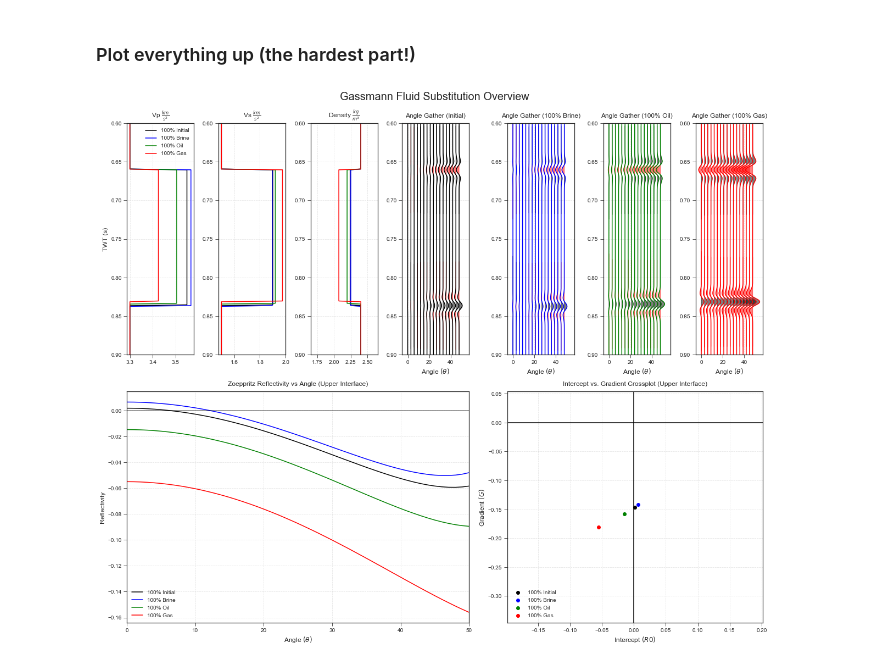
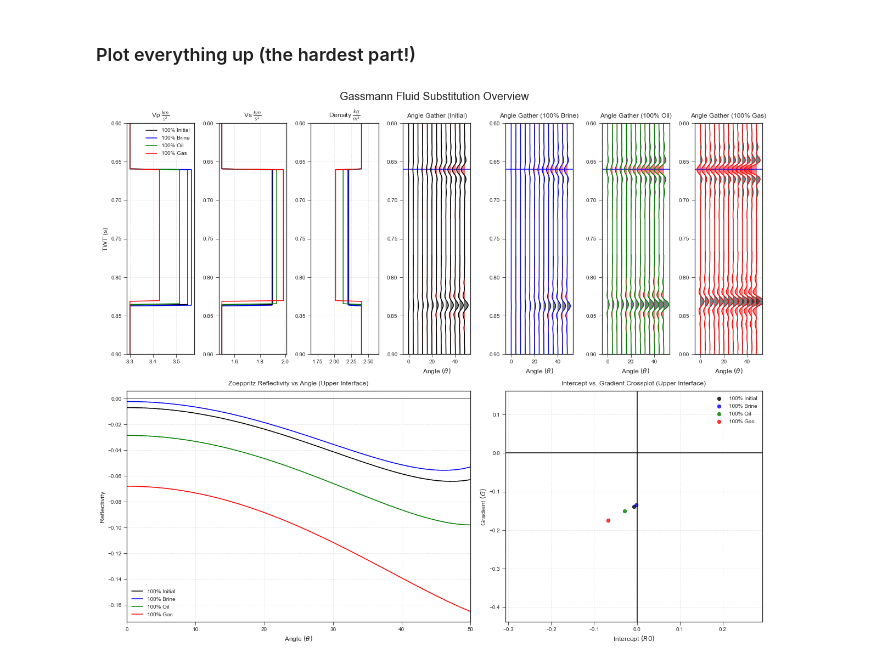
Before and after one commit to tccw/geotools, a Jupyter notebook: tutorials/FluidSubstitution.ipynb, the cells around one changed output. Drawn from its saved outputs; the diff is of its cells as text; code cells hidden in the pictures.

Commit message:
Tutorial push
- Small changes to AVO tutorial
- Added full Batzle & Wang fluid props function (live oil, brine, and gas). No fluid mixtures yet.
- Added the skeleton of a pore pressure tutorial/notes

```diff
--- a/tutorials/FluidSubstitution.ipynb
+++ b/tutorials/FluidSubstitution.ipynb
@@ -202,21 +222,22 @@ def bwBrine(temp,pressure,salinity):
 P = 100 # MPa
 T = 85.5 # degrees C
 API = 35
-G = 0.6
+G = 0.637
 S = 0.088 # ppm/1e6
+Rg = 50
 
 # In situ parameters are GOM clean sand 100% brine saturated values
 vpInSitu = 3550. # m/s
 vsInSitu = 1900. # m/s
-rhobInSitu = 2240. # kg/m^3
+rhobInSitu = 2200. # kg/m^3
 top_depth = 400
 base_depth = 500
-resThickness = 100. # thickness in meters
+resThickness = base_depth - top_depth # thickness in meters
 
-KflInitial, rhoflInitial = bwBrine(P,T,0.025) # Inital brine (this was taken from some GOM well data)
-KflBrine, rhoflBrine = bwBrine(P,T,S)
-KflOil, rhoflOil = bwOil(P,T,API,G,live = False)
-KflGas, rhoflGas = 0.374 * 1e9, 338 # gas Gpa (convert to pascals)
+KflInitial, rhoflInitial = batzle_wang_fluids(T, P, S=0.025, fluid='brine') # Inital brine (this was taken from some GOM well data)
+KflBrine, rhoflBrine = batzle_wang_fluids(T, P, S=S, fluid='brine')
+KflOil, rhoflOil = batzle_wang_fluids(T, P, API=API, G=G, Rg=Rg, fluid='oil', live=True) #choose dead or live oil
+KflGas, rhoflGas = batzle_wang_fluids(T, P, G=G, fluid='gas') # gas Gpa (convert to pascals)
 Kmineral = 37.0 * 1e9 # Gpa Quartz from tables (convert to pascals 1e9)
 
 # Convert bulk Modluii to pascals from GPa
@@ -227,4 +248,4 @@ KflOil = KflOil * 1e9
 # encasing rock properties
 vpEncase, vsEncase, rhobEncase = 3300.,1500.,2400.
 
-phi = np.round((2650 - rhobInSitu)/(2650 - rhoflInitial),2) # SS density porosity
+phi = np.round((2640 - rhobInSitu)/(2640 - rhoflInitial),2) # SS density porosity
@@ -324,10 +347,11 @@ reflectivity = {key:b.reflection.reflectivity(getattr(subs_twt[key],'Vp'),
                                          getattr(subs_twt[key],'Vs'),
                                          getattr(subs_twt[key],'rho'),theta=theta) for key in names}
 
-prstk_gaths = {key:np.apply_along_axis(lambda x: np.convolve(wvlt, x, mode='same'),axis=1,arr=reflectivity[key]) for key in names}
+prstk_gaths = {key:np.apply_along_axis(lambda x: np.convolve(wvlt_orm, x, mode='same'),axis=1,arr=reflectivity[key]) for key in names}
 
 # Get the index of the top of the reservoir in time
 top_twt_index = np.argmax(reflectivity['Initial']!=0)
+base_twt_index = [np.argmax(reflectivity[k]==reflectivity[k].min()) for k in names]
 # %% [markdown]
 #### Calc intercept and gradient
 * I am only going to use the first 30 degrees of the reflectivity series as beyond ~30 degrees reflectivity stops behaving linearly in reflectivity vs. $sin^2(\theta)$ space, therefore a linear approximation (like the one used for gradient / intercept) is not a hepful regression.
@@ -374,8 +398,10 @@ def format_axes(fig):
     ax1.set_ylim(0.6,0.9)
     ax3.set_xlim(1.65,2.65)
     ax8.set_xlim(0,theta.max())
-    ax9.set_xlim(np.real(getattr(int_grad['Initial'],'intercept')) - 0.2, np.real(getattr(int_grad['Initial'],'intercept')) + 0.2)
-    ax9.set_ylim(np.real(getattr(int_grad['Initial'],'slope')) - 0.2, np.real(getattr(int_grad['Initial'],'slope')) + 0.2)
+    ax9.set_xlim(np.real(getattr(int_grad['Initial'],'intercept')) - 0.3, np.real(getattr(int_grad['Initial'],'intercept')) + 0.3)
+    ax9.set_ylim(np.real(getattr(int_grad['Initial'],'slope')) - 0.3, np.real(getattr(int_grad['Initial'],'slope')) + 0.3)
+#     ax9.set_xlim(-0.4, 0.4)
+#     ax9.set_ylim(-0.4, 0.4)
     ax1.invert_yaxis()
 
 
@@ -395,33 +421,37 @@ ax9 = fig.add_subplot(gs[2:,4:])
 for key,c in zip(names, colors):
     ax1.plot(getattr(subs_twt[key],'Vp') / 1e3,twts[key], label=f'100% {key}', color=c)
     ax2.plot(getattr(subs_twt[key],'Vs') / 1e3,twts[key], label=f'100% {key}', color=c)
     ax3.plot(getattr(subs_twt[key],'rho') / 1e3,twts[key], label=f'100% {key}', color=c)
 
 for key,ax,c in zip(names,(ax4,ax5,ax6,ax7),colors):
-    for i in range(0,theta.max(),3):
+    ax.axhline((top_twt_index + 1) * dt, color='b')
+    for i in range(0,theta.max(),4):
         ax.plot(np.real(prstk_gaths[key][i,:] * gain + i), twts[key][:-1],color=c)
         ax.fill_betweenx(twts[key][:-1], i, np.real(prstk_gaths[key][i,:]) * gain + i, color='k',alpha=0.5,
                          where=np.real(prstk_gaths[key][i,:]) * gain + i > i, interpolate=True)
         ax.fill_betweenx(twts[key][:-1], i, np.real(prstk_gaths[key][i,:]) * gain + i, color='r',alpha=0.5,
                      where=np.real(prstk_gaths[key][i,:]) * gain + i < i, interpolate=True)
+        ax.set_xlim(-5,theta.max()+3)
 
 # np.argmax(reflectivity['Initial']!=0)
 for k,c in zip(names,colors):
     ax8.plot(np.real(reflectivity[k][:,top_twt_index]), color=c, label=f'100% {k}')
-    ax9.scatter(np.real(getattr(int_grad[k],'intercept')),np.real(getattr(int_grad[k],'slope')), color=c,label=f'100% {k}')
+    ax8.plot(np.real(prstk_gaths[k][:,top_twt_index+1]), color=c, linestyle='--', alpha=0.5)
+    ax9.scatter(np.real(getattr(int_grad[k],'intercept')),np.real(getattr(int_grad[k],'slope')),
+                color=c,label=f'100% {k}',s=40, alpha=0.8)
 
 ax8.axhline(0, color='k', alpha=0.5)
 ax9.axhline(color='k')
 ax9.axvline(color='k')
 ax1.legend()
 ax8.legend()
 ax9.legend()
 
 fig.suptitle('Gassmann Fluid Substitution Overview', size = 20, y = 1)
 format_axes(fig)
 
 # Uncomment the line below to save the figure. You may need to change the filepath.
 # plt.savefig('GassmannFluidSubOverview.png', dpi=350,bbox_inches='tight')
 plt.show()
 # %% [output]
-[figure, old version]
+[figure, new version]
```
Also changed, not shown: parts of 10 cells of this notebook, 4 other files.
